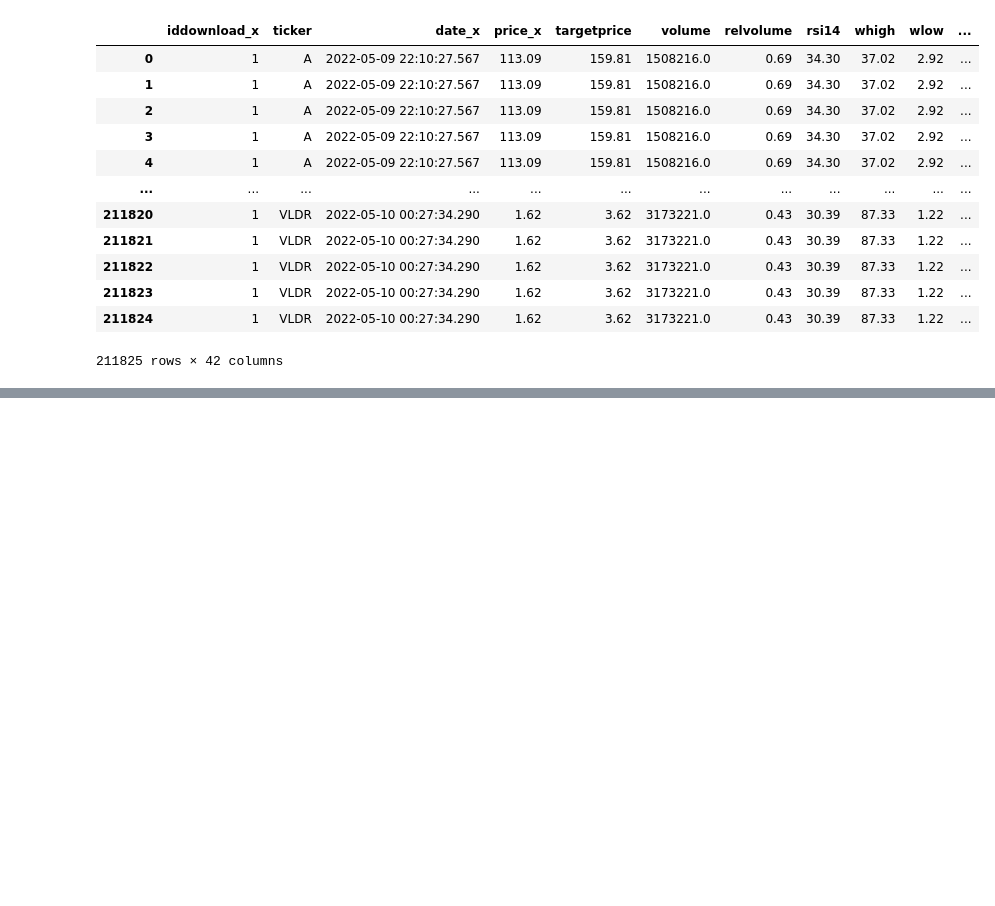
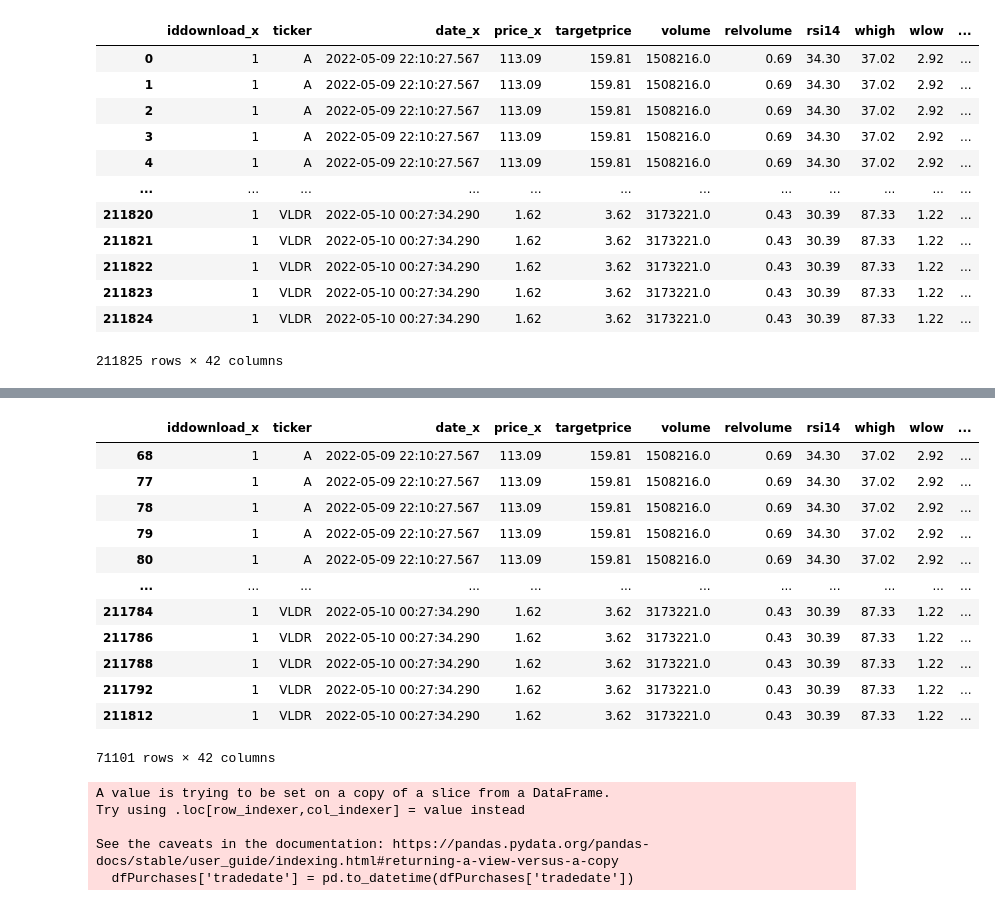
Before and after one commit to Teycir/NoteBookInsiders, a Jupyter notebook: Insider.ipynb, the cells around one changed output, grey strips where cells are left out. Cells and saved outputs as stored; diff of their text form; code cells hidden in the pictures; blank space fills up the shorter version.

Commit message:
Selection of cluster buys

```diff
--- a/Insider.ipynb
+++ b/Insider.ipynb
@@ -122,0 +141,27 @@ dfFinal
+# %%
+dfPurchases = dfFinal.loc[dfFinal['tradetype'] == 'P - Purchase']
+# %%
+dfPurchases
+# %% [output]
+|  | iddownload_x | ticker | date_x | price_x | targetprice | volume | relvolume | rsi14 | whigh | wlow | ... |
+| 68 | 1 | A | 2022-05-09 22:10:27.567 | 113.09 | 159.81 | 1508216.0 | 0.69 | 34.30 | 37.02 | 2.92 | ... |
+| 77 | 1 | A | 2022-05-09 22:10:27.567 | 113.09 | 159.81 | 1508216.0 | 0.69 | 34.30 | 37.02 | 2.92 | ... |
+| 78 | 1 | A | 2022-05-09 22:10:27.567 | 113.09 | 159.81 | 1508216.0 | 0.69 | 34.30 | 37.02 | 2.92 | ... |
+| 79 | 1 | A | 2022-05-09 22:10:27.567 | 113.09 | 159.81 | 1508216.0 | 0.69 | 34.30 | 37.02 | 2.92 | ... |
+| 80 | 1 | A | 2022-05-09 22:10:27.567 | 113.09 | 159.81 | 1508216.0 | 0.69 | 34.30 | 37.02 | 2.92 | ... |
+| ... | ... | ... | ... | ... | ... | ... | ... | ... | ... | ... | ... |
+| 211784 | 1 | VLDR | 2022-05-10 00:27:34.290 | 1.62 | 3.62 | 3173221.0 | 0.43 | 30.39 | 87.33 | 1.22 | ... |
+| 211786 | 1 | VLDR | 2022-05-10 00:27:34.290 | 1.62 | 3.62 | 3173221.0 | 0.43 | 30.39 | 87.33 | 1.22 | ... |
+| 211788 | 1 | VLDR | 2022-05-10 00:27:34.290 | 1.62 | 3.62 | 3173221.0 | 0.43 | 30.39 | 87.33 | 1.22 | ... |
+| 211792 | 1 | VLDR | 2022-05-10 00:27:34.290 | 1.62 | 3.62 | 3173221.0 | 0.43 | 30.39 | 87.33 | 1.22 | ... |
+| 211812 | 1 | VLDR | 2022-05-10 00:27:34.290 | 1.62 | 3.62 | 3173221.0 | 0.43 | 30.39 | 87.33 | 1.22 | ... |
+71101 rows × 42 columns
+# %%
+# cluster buys
+dfPurchases['tradedate'] = pd.to_datetime(dfPurchases['tradedate'])
+# %% [output]
+A value is trying to be set on a copy of a slice from a DataFrame.
+Try using .loc[row_indexer,col_indexer] = value instead
+
+See the caveats in the documentation: https://pandas.pydata.org/pandas-docs/stable/user_guide/indexing.html#returning-a-view-versus-a-copy
+  dfPurchases['tradedate'] = pd.to_datetime(dfPurchases['tradedate'])
```
Also changed, not shown: parts of 22 cells of this notebook.
